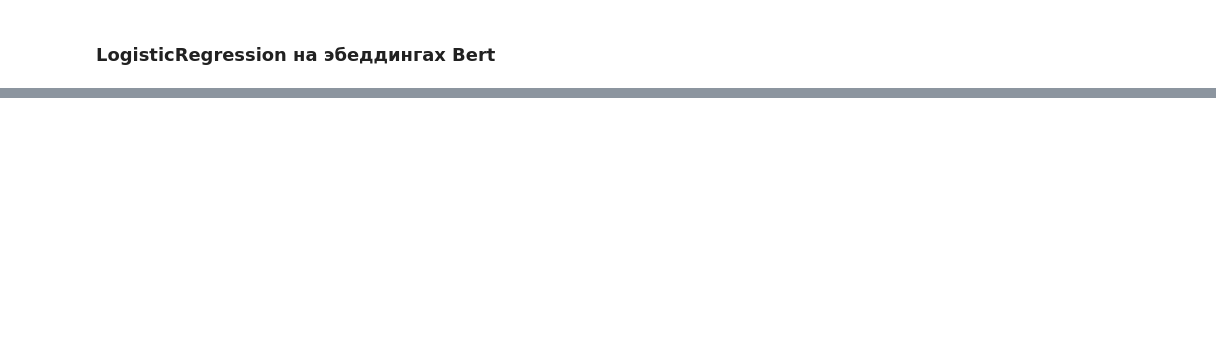
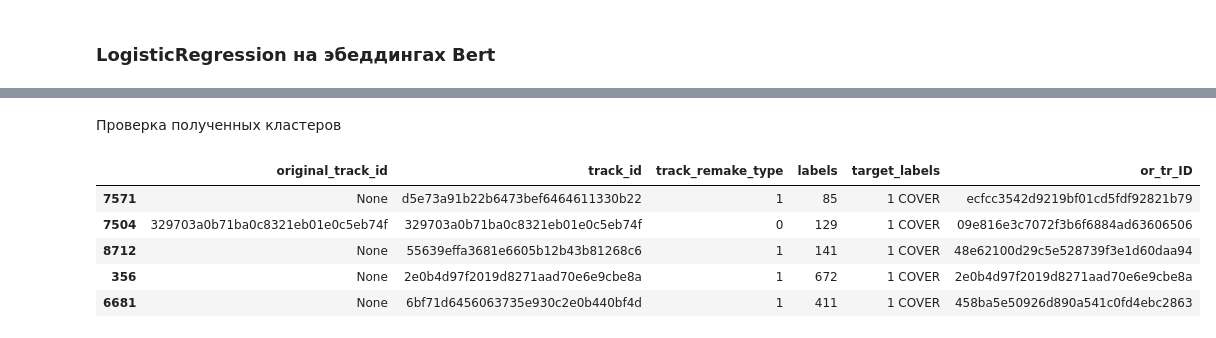
Before and after one commit to denis-42ds/cover-songs-search, a Jupyter notebook: music_covers.ipynb, the cells around one changed output, grey strips where cells are left out. Cells and saved outputs as stored; diff of their text form; code cells hidden in the pictures; blank space fills up the shorter version.

```diff
--- a/music_covers.ipynb
+++ b/music_covers.ipynb
@@ -530,0 +722,5 @@ ROC-AUC на тестовой выборке: 0.57
+# %%
+dbscan = DBSCAN(eps=0.3, min_samples=2)
+dbscan.fit(feature_o.values)
+labels = dbscan.labels_
+df_kl['labels'] = labels
@@ -530,0 +729,3 @@ ROC-AUC на тестовой выборке: 0.57
+# %%
+min_date_rows = df_kl.groupby('labels')['dttm'].idxmin()
+earliest_dates = df_kl.loc[min_date_rows]
@@ -530,0 +734,4 @@ ROC-AUC на тестовой выборке: 0.57
+# %%
+earliest_dates['target_labels'] = '0 ORIGINAL'
+earliest_dates['or_tr_ID'] = earliest_dates['track_id']
+dict_or = dict(zip(earliest_dates['labels'], earliest_dates['or_tr_ID'])) # создание словаря
@@ -530,0 +740,11 @@ ROC-AUC на тестовой выборке: 0.57
+# %%
+# объединим таблицы
+df_kl = df_kl.merge(earliest_dates[['target_labels', 'or_tr_ID']], left_index=True, right_index=True, how='left')
+# заполним столбец ID оригинального трека
+df_kl['or_tr_ID'] = df_kl['labels'].map(dict_or)
+# укажем каверы
+df_kl['target_labels'].fillna('1 COVER', inplace=True)
+# определение треков не вошедших в кластеры
+df_kl.loc[df_kl['labels'] == -1, ['target_labels', 'or_tr_ID']]  = '-'
+df_kl = df_kl.drop(['dttm', 'duration'], axis=1) # удалим ненужную информацию
+'кластеры и количество треков в них:', df_kl['labels'].value_counts()
@@ -530,0 +765,12 @@ ROC-AUC на тестовой выборке: 0.57
+# %% [markdown]
+Проверка полученных кластеров
+# %%
+# полученные кластеры
+df_kl[df_kl['labels'] >= 0].sort_values(by='labels').sample(5)
+# %% [output]
+|  | original_track_id | track_id | track_remake_type | labels | target_labels | or_tr_ID |
+| 7571 | None | d5e73a91b22b6473bef6464611330b22 | 1 | 85 | 1 COVER | ecfcc3542d9219bf01cd5fdf92821b79 |
+| 7504 | 329703a0b71ba0c8321eb01e0c5eb74f | 329703a0b71ba0c8321eb01e0c5eb74f | 0 | 129 | 1 COVER | 09e816e3c7072f3b6f6884ad63606506 |
+| 8712 | None | 55639effa3681e6605b12b43b81268c6 | 1 | 141 | 1 COVER | 48e62100d29c5e528739f3e1d60daa94 |
+| 356 | None | 2e0b4d97f2019d8271aad70e6e9cbe8a | 1 | 672 | 1 COVER | 2e0b4d97f2019d8271aad70e6e9cbe8a |
+| 6681 | None | 6bf71d6456063735e930c2e0b440bf4d | 1 | 411 | 1 COVER | 458ba5e50926d890a541c0fd4ebc2863 |
```
Also changed, not shown: parts of 61 cells of this notebook, 2 other files.
